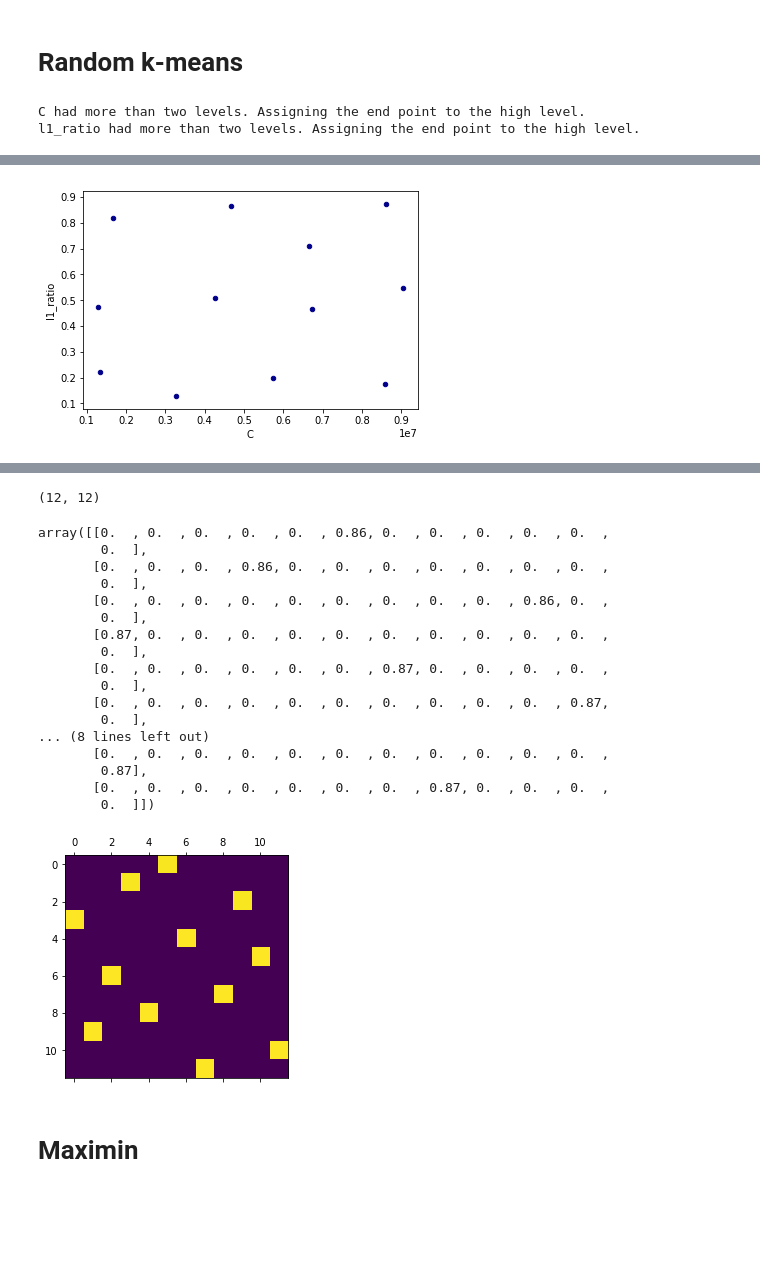
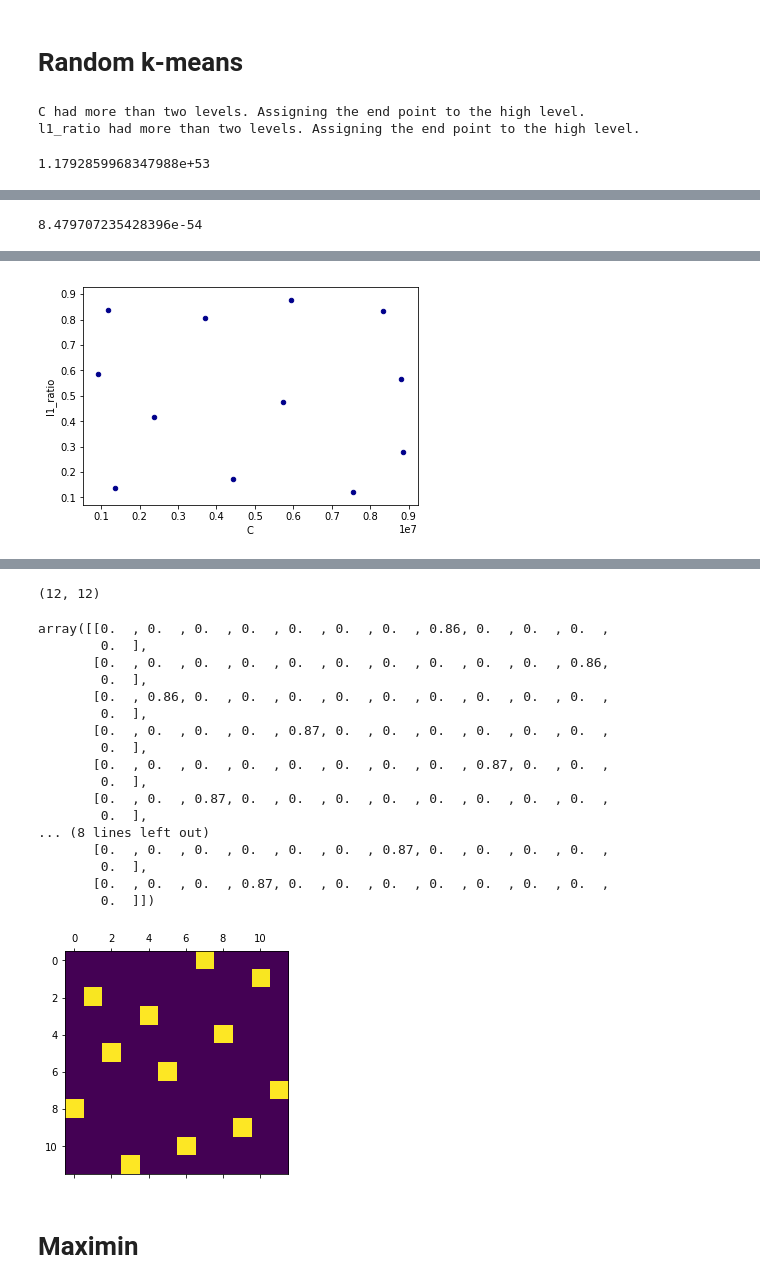
Before and after one commit to fd0r/design_of_experiment, a Jupyter notebook: python_notebook_numerical.ipynb, the cells around one changed output, grey strips where cells are left out. Drawn from its saved outputs; the diff is of its cells as text; code cells hidden in the pictures; blank space fills up the shorter version.

```diff
--- a/python_notebook_numerical.ipynb
+++ b/python_notebook_numerical.ipynb
@@ -490,6 +704,24 @@ help(build.space_filling_lhs)  #  Only numerical/range
 plan = build.space_filling_lhs(
     deepcopy(parameters), num_samples=12
 )
+
+design_matrix = plan.copy()
+for elt1, elt2 in combinations_with_replacement(design_matrix.columns, 2):
+    design_matrix["{}_{}".format(elt1, elt2)] = design_matrix[elt1] * design_matrix[elt2]
+design_matrix["intercept"] = 1
+information_matrix = design_matrix.values.T @ design_matrix.values
+det = np.linalg.det(information_matrix)
+display(det)
+display(information_matrix)
+try:
+    inv = np.linalg.inv(information_matrix)
+    inv_det = np.linalg.det(inv)
+    display(inv_det)
+    display(inv)
+except:
+    pass
+
+
 
 plan.plot.scatter(x=plan.columns[0],
                   y=plan.columns[1],
@@ -551,6 +809,24 @@ help(build.random_k_means)  #  Only numerical/range values
 plan = build.random_k_means(
     deepcopy(parameters), num_samples=12
 )
+
+design_matrix = plan.copy()
+for elt1, elt2 in combinations_with_replacement(design_matrix.columns, 2):
+    design_matrix["{}_{}".format(elt1, elt2)] = design_matrix[elt1] * design_matrix[elt2]
+design_matrix["intercept"] = 1
+information_matrix = design_matrix.values.T @ design_matrix.values
+det = np.linalg.det(information_matrix)
+display(det)
+display(information_matrix)
+try:
+    inv = np.linalg.inv(information_matrix)
+    inv_det = np.linalg.det(inv)
+    display(inv_det)
+    display(inv)
+except:
+    pass
+
+
 
 plan.plot.scatter(x=plan.columns[0],
                   y=plan.columns[1],
@@ -578,3 +854,4 @@ plt.close()
 # %% [output]
 C had more than two levels. Assigning the end point to the high level.
 l1_ratio had more than two levels. Assigning the end point to the high level.
+1.1792859968347988e+53
@@ -580,0 +870 @@ l1_ratio had more than two levels. Assigning the end point to the high level.
+8.479707235428396e-54
@@ -581,2 +883,2 @@ l1_ratio had more than two levels. Assigning the end point to the high level.
-[figure, old version]
+[figure, new version]
 |  | C | l1_ratio | results |
@@ -588,22 +890,22 @@ l1_ratio had more than two levels. Assigning the end point to the high level.
-(12, 12)
-array([[0.  , 0.  , 0.  , 0.  , 0.  , 0.86, 0.  , 0.  , 0.  , 0.  , 0.  ,
-        0.  ],
-       [0.  , 0.  , 0.  , 0.86, 0.  , 0.  , 0.  , 0.  , 0.  , 0.  , 0.  ,
-        0.  ],
-       [0.  , 0.  , 0.  , 0.  , 0.  , 0.  , 0.  , 0.  , 0.  , 0.86, 0.  ,
-        0.  ],
-       [0.87, 0.  , 0.  , 0.  , 0.  , 0.  , 0.  , 0.  , 0.  , 0.  , 0.  ,
-        0.  ],
-       [0.  , 0.  , 0.  , 0.  , 0.  , 0.  , 0.87, 0.  , 0.  , 0.  , 0.  ,
-        0.  ],
-       [0.  , 0.  , 0.  , 0.  , 0.  , 0.  , 0.  , 0.  , 0.  , 0.  , 0.87,
-        0.  ],
-... (8 lines left out)
-       [0.  , 0.  , 0.  , 0.  , 0.  , 0.  , 0.  , 0.  , 0.  , 0.  , 0.  ,
-        0.87],
-       [0.  , 0.  , 0.  , 0.  , 0.  , 0.  , 0.  , 0.87, 0.  , 0.  , 0.  ,
-        0.  ]])
+(12, 12)
+array([[0.  , 0.  , 0.  , 0.  , 0.  , 0.  , 0.  , 0.86, 0.  , 0.  , 0.  ,
+        0.  ],
+       [0.  , 0.  , 0.  , 0.  , 0.  , 0.  , 0.  , 0.  , 0.  , 0.  , 0.86,
+        0.  ],
+       [0.  , 0.86, 0.  , 0.  , 0.  , 0.  , 0.  , 0.  , 0.  , 0.  , 0.  ,
+        0.  ],
+       [0.  , 0.  , 0.  , 0.  , 0.87, 0.  , 0.  , 0.  , 0.  , 0.  , 0.  ,
+        0.  ],
+       [0.  , 0.  , 0.  , 0.  , 0.  , 0.  , 0.  , 0.  , 0.87, 0.  , 0.  ,
+        0.  ],
+       [0.  , 0.  , 0.87, 0.  , 0.  , 0.  , 0.  , 0.  , 0.  , 0.  , 0.  ,
+        0.  ],
+... (8 lines left out)
+       [0.  , 0.  , 0.  , 0.  , 0.  , 0.  , 0.87, 0.  , 0.  , 0.  , 0.  ,
+        0.  ],
+       [0.  , 0.  , 0.  , 0.87, 0.  , 0.  , 0.  , 0.  , 0.  , 0.  , 0.  ,
+        0.  ]])
-[figure, old version]
+[figure, new version]
 # %% [markdown]
 # Maximin
 # %%
```
Also changed, not shown: parts of 14 cells of this notebook, 1 other file.
